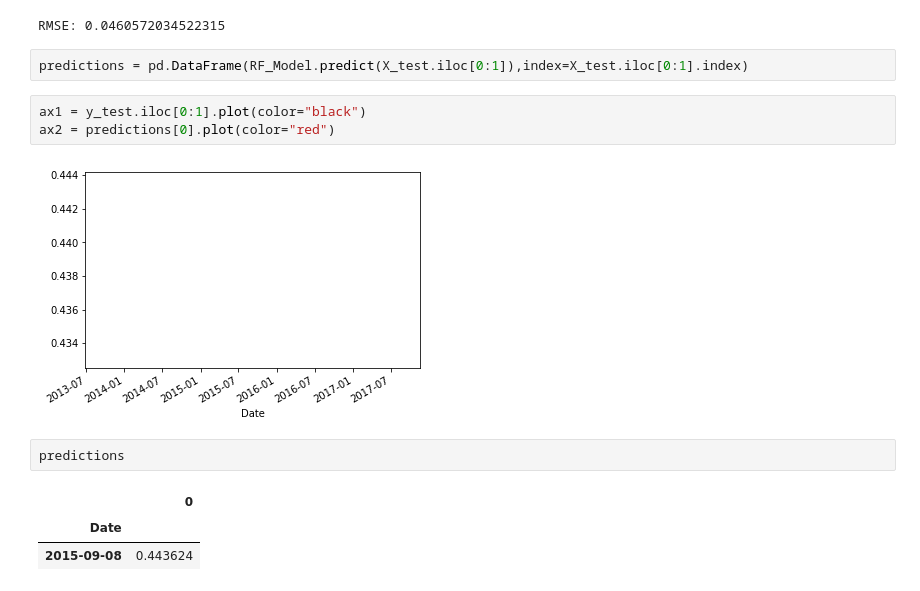
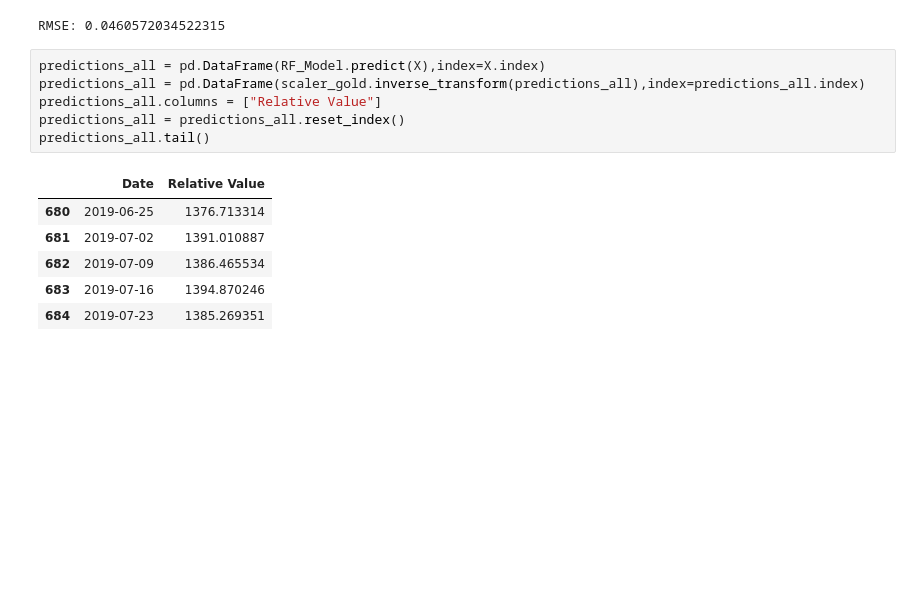
Before and after one commit to CaptainPica/Precious_Metals_Trading, a Jupyter notebook: notebooks/RandomForestFinal.ipynb, the cells around one changed output. Saved outputs shown, nothing was run; the diff lists cells and outputs as text; blank space fills up the shorter version.

```diff
--- a/notebooks/RandomForestFinal.ipynb
+++ b/notebooks/RandomForestFinal.ipynb
@@ -104,16 +112,16 @@ ax2 = predictions[0].plot(color="red")
 print('RMSE:', sqrt(mean_squared_error(y_test,predictions)))
 # %% [output]
 RMSE: 0.0460572034522315
-# %%
-predictions = pd.DataFrame(RF_Model.predict(X_test.iloc[0:1]),index=X_test.iloc[0:1].index)
-# %%
-ax1 = y_test.iloc[0:1].plot(color="black")
-ax2 = predictions[0].plot(color="red")
-# %% [output]
-[figure, removed]
-# %%
-predictions
-# %% [output]
-|  | 0 |
-| Date |  |
-| 2015-09-08 | 0.443624 |
+# %%
+predictions_all = pd.DataFrame(RF_Model.predict(X),index=X.index)
+predictions_all = pd.DataFrame(scaler_gold.inverse_transform(predictions_all),index=predictions_all.index)
+predictions_all.columns = ["Relative Value"]
+predictions_all = predictions_all.reset_index()
+predictions_all.tail()
+# %% [output]
+|  | Date | Relative Value |
+| 680 | 2019-06-25 | 1376.713314 |
+| 681 | 2019-07-02 | 1391.010887 |
+| 682 | 2019-07-09 | 1386.465534 |
+| 683 | 2019-07-16 | 1394.870246 |
+| 684 | 2019-07-23 | 1385.269351 |
```
Also changed, not shown: parts of 7 cells of this notebook, 5 other files.
